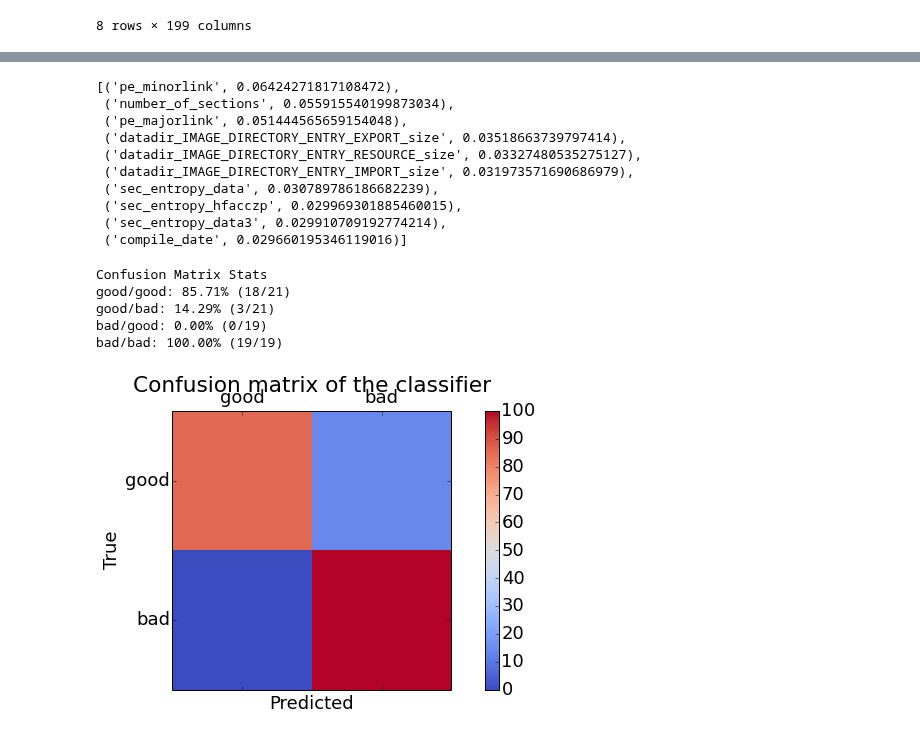
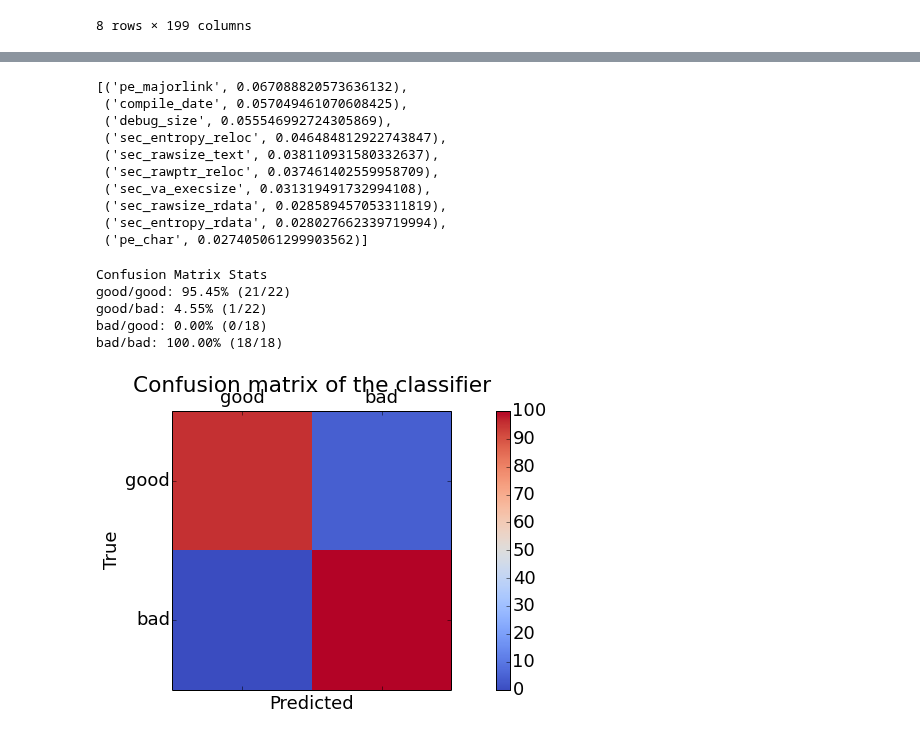
Before and after one commit to SuperCowPowers/data_hacking, a Jupyter notebook: pefile_classification/pefile_classification.ipynb, the cells around one changed output, grey strips where cells are left out. Saved outputs shown, nothing was run; the diff lists cells and outputs as text; code cells hidden in the pictures.

```diff
--- a/pefile_classification/pefile_classification.ipynb
+++ b/pefile_classification/pefile_classification.ipynb
@@ -65,7 +65,7 @@ def plot_cm(cm, labels):
     fig = plt.figure()
     ax = fig.add_subplot(111)
     ax.grid(b=False)
-    cax = ax.matshow(percent, cmap='coolwarm')
+    cax = ax.matshow(percent, cmap='coolwarm',vmin=0,vmax=100)
     plt.title('Confusion matrix of the classifier')
     fig.colorbar(cax)
     ax.set_xticklabels([''] + labels)
@@ -226,6 +229,6 @@ y = np.array(df['label'].tolist())
 # http://scikit-learn.org/dev/modules/generated/sklearn.ensemble.RandomForestClassifier.html
 #
 import sklearn.ensemble
-clf = sklearn.ensemble.RandomForestClassifier(n_estimators=20, compute_importances=True)
+clf = sklearn.ensemble.RandomForestClassifier(n_estimators=50, compute_importances=True)
 # %%
 # Now we can use scikit learn's cross validation to assess predictive performance.
@@ -263,3 +239,15 @@ y_pred = clf.predict(X_test)
+# %%
+# Typically you train/test on an 80% / 20%  split meaning you train on 80%
+# of the data and you test against the remaining 20%. In the case of this
+# exercise we have so FEW samples (50 good/50 bad) that it's more meaningful
+# to train on 60% of the data and test against the remaining 40%.
+
+my_seed = 123
+my_tsize = .4 # 40%
+from sklearn.cross_validation import train_test_split
+X_train, X_test, y_train, y_test = train_test_split(X, y, test_size=my_tsize, random_state=my_seed)
+clf.fit(X_train, y_train)
+y_pred = clf.predict(X_test)
 # %%
 # Now plot the results of the 80/20 split in a confusion matrix
 from sklearn.metrics import confusion_matrix
@@ -275,0 +264,12 @@ bad/bad: 100.00% (16/16)
+# %%
+# Okay now try putting in ALL the features (except the label, which would be cheating :)
+no_label = list(df.columns.values)
+no_label.remove('label')
+X = df.as_matrix(no_label)
+
+# 80/20 Split for predictive test
+X_train, X_test, y_train, y_test = train_test_split(X, y, test_size=my_tsize, random_state=my_seed)
+clf.fit(X_train, y_train)
+y_pred = clf.predict(X_test)
+cm = confusion_matrix(y_test, y_pred, labels)
+plot_cm(cm, labels)
@@ -276,29 +283,31 @@ bad/bad: 100.00% (16/16)
 # %%
+# Feature Selection
+# Which features best deferentiated the two classes
 importances = zip(no_label, clf.feature_importances_)
 importances.sort(key=lambda k:k[1], reverse=True)
 importances[:10]
 # %% [output]
-[('pe_minorlink', 0.06424271817108472),
- ('number_of_sections', 0.055915540199873034),
- ('pe_majorlink', 0.051444565659154048),
- ('datadir_IMAGE_DIRECTORY_ENTRY_EXPORT_size', 0.03518663739797414),
- ('datadir_IMAGE_DIRECTORY_ENTRY_RESOURCE_size', 0.03327480535275127),
- ('datadir_IMAGE_DIRECTORY_ENTRY_IMPORT_size', 0.031973571690686979),
- ('sec_entropy_data', 0.030789786186682239),
- ('sec_entropy_hfacczp', 0.029969301885460015),
- ('sec_entropy_data3', 0.029910709192774214),
- ('compile_date', 0.029660195346119016)]
+[('pe_majorlink', 0.067088820573636132),
+ ('compile_date', 0.057049461070608425),
+ ('debug_size', 0.055546992724305869),
+ ('sec_entropy_reloc', 0.046484812922743847),
+ ('sec_rawsize_text', 0.038110931580332637),
+ ('sec_rawptr_reloc', 0.037461402559958709),
+ ('sec_va_execsize', 0.031319491732994108),
+ ('sec_rawsize_rdata', 0.028589457053311819),
+ ('sec_entropy_rdata', 0.028027662339719994),
+ ('pe_char', 0.027405061299903562)]
 # %%
-X = df.as_matrix([item[0] for item in importances])
-X_train, X_test, y_train, y_test = train_test_split(X, y, test_size=0.4)
+X = df.as_matrix([item[0] for item in importances[:10]])
+X_train, X_test, y_train, y_test = train_test_split(X, y, test_size=my_tsize, random_state=my_seed)
 clf.fit(X_train, y_train)
 y_pred = clf.predict(X_test)
 cm = confusion_matrix(y_test, y_pred, labels)
 plot_cm(cm, labels)
 # %% [output]
 Confusion Matrix Stats
-good/good: 85.71% (18/21)
-good/bad: 14.29% (3/21)
-bad/good: 0.00% (0/19)
-bad/bad: 100.00% (19/19)
+good/good: 95.45% (21/22)
+good/bad: 4.55% (1/22)
+bad/good: 0.00% (0/18)
+bad/bad: 100.00% (18/18)
-[figure, old version]
+[figure, new version]
```
Also changed, not shown: parts of 15 cells of this notebook.
